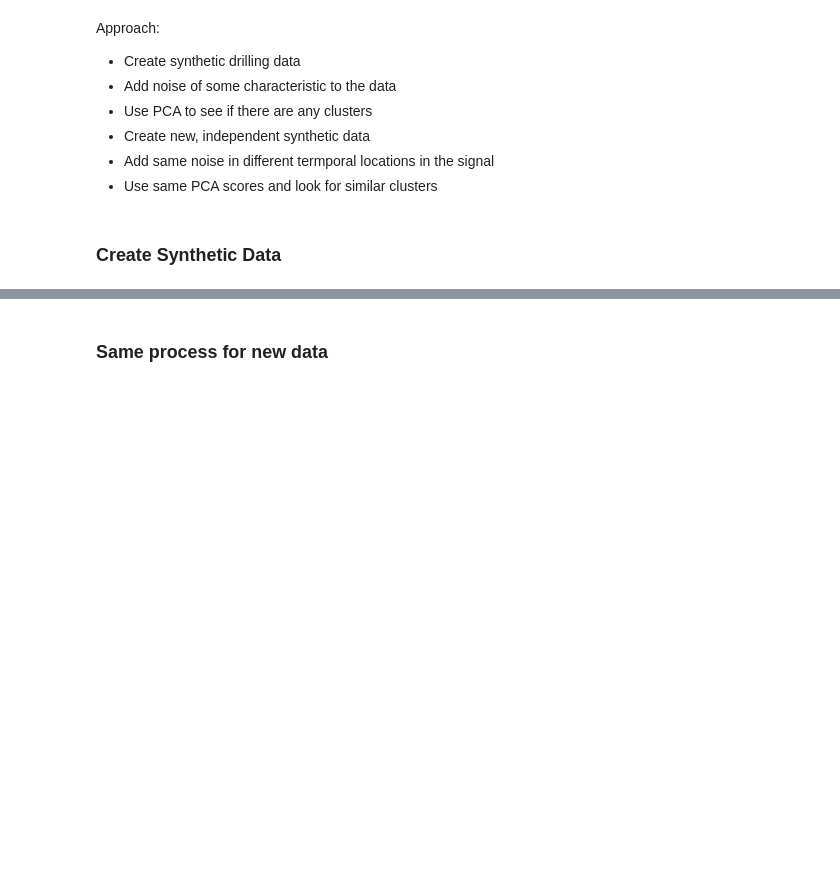
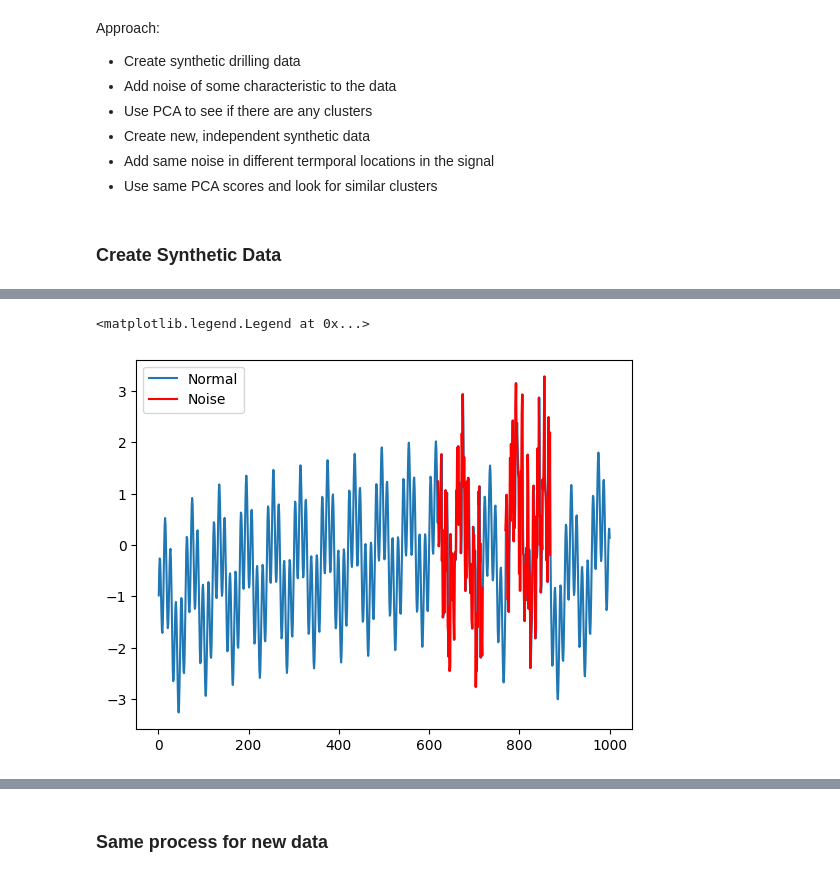
Before and after one commit to emilhaugstvedt/sparsity, a Jupyter notebook: pre_thesis/feature_extraction_drilling/feature_extraction_synthetic.ipynb, the cells around one changed output, grey strips where cells are left out. Cells and saved outputs as stored; diff of their text form; code cells hidden in the pictures; blank space fills up the shorter version.

```diff
--- a/pre_thesis/feature_extraction_drilling/feature_extraction_synthetic.ipynb
+++ b/pre_thesis/feature_extraction_drilling/feature_extraction_synthetic.ipynb
@@ -202,6 +261,14 @@ for t_window in t_windows:
         colors.append("red")
     else:
         colors.append("blue")
+# %%
+plt.plot(t, y_noise, label="Normal")
+for t_noise in t_noises:
+    plt.plot(t_noise, y_noise[t_noise], color="red")
+plt.legend(["Normal", "Noise"])
+# %% [output]
+<matplotlib.legend.Legend at 0x...>
+[figure, added]
 # %%
 xs = scores[:, 0]
 ys = scores[:, 1]
```
Also changed, not shown: parts of 9 cells of this notebook.
